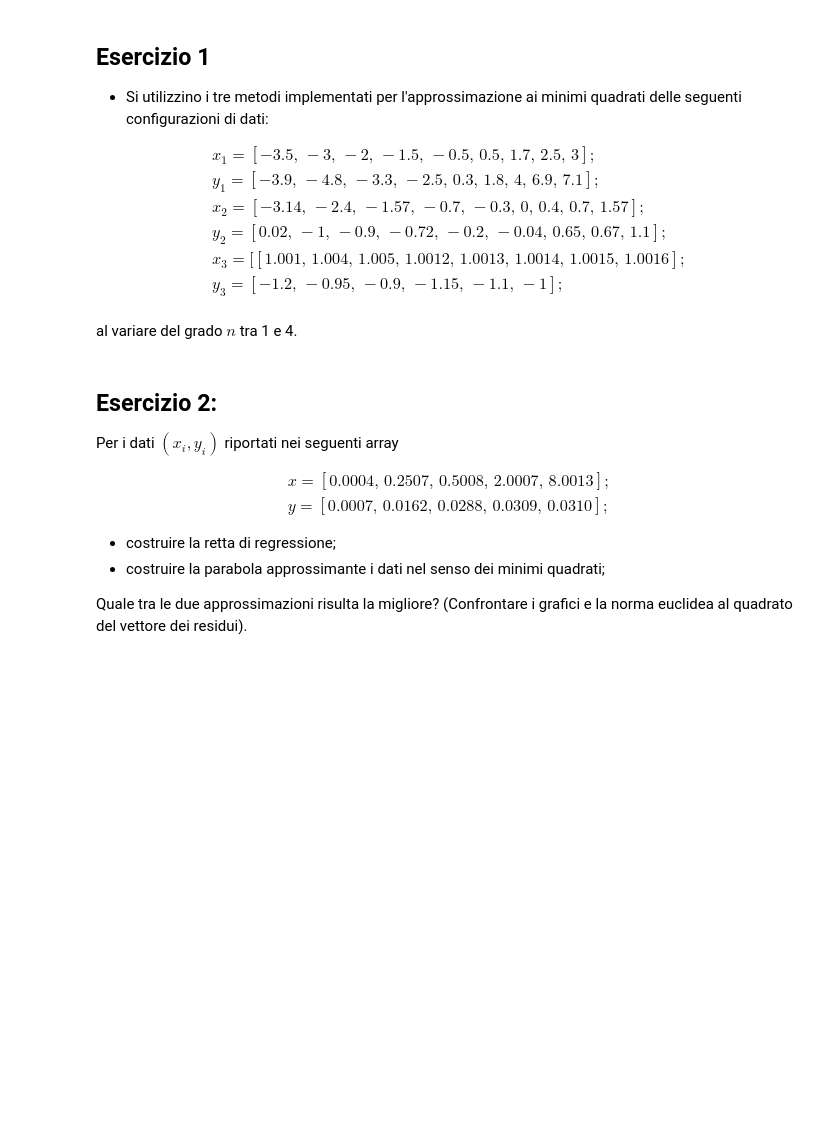
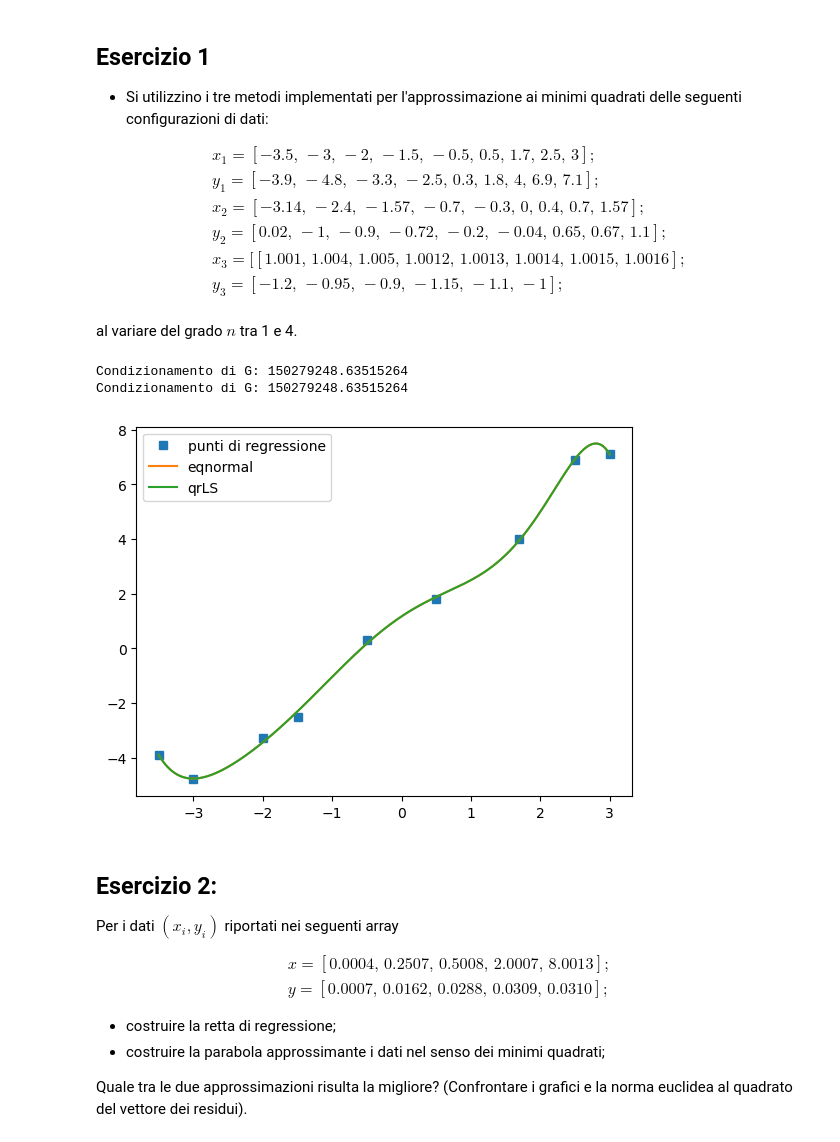
Before and after one commit to KeegTheBoi/metodi_numerici_es, a Jupyter notebook: Lecture 10/ESercitazione_10.ipynb, the cells around one changed output. Drawn from its saved outputs; the diff is of its cells as text; code cells hidden in the pictures; blank space fills up the shorter version.

```diff
--- a/Lecture 10/ESercitazione_10.ipynb
+++ b/Lecture 10/ESercitazione_10.ipynb
@@ -8,6 +21,12 @@ Implementare la function  **eqnorm(A,b)** che implementa il metodo delle equazio
 - il termine noto b di ordine m
 restituisce in output
 - la soluzione del sistema lineare
+# %%
+def eqnorm(A, b):
+    G = A.T @ A
+    print(f"Condizionamento di G: {lin.cond(G)}")
+    x = cholensky_solve(G, A.T @ b)
+    return x
 # %% [markdown]
 ### Codice QRLS
 Implementare la function  **qrLS(A,b)** che utilizza il metodo QR per la soluzione del sistema sovradeterminato Ax=b e che prende in input:
@@ -15,6 +34,12 @@ Implementare la function  **qrLS(A,b)** che utilizza il metodo QR per la soluzio
 - il termine noto b di ordine m
 restituisce in output
 - la soluzione del sistema lineare e la norma 2 al quadrato del residuo.
+# %%
+def qrLS(A, b):
+    G = A.T @ A
+    print(f"Condizionamento di G: {lin.cond(G)}")
+    x = QR_solve(G, A.T @ b)
+    return x
 # %% [markdown]
 ### Codice SVDLS
 Implementare la function  **svdLS(A,b)** che utilizza  il metodo SVD per la soluzione del sistema sovradeterminato Ax=b e che prende in input:
@@ -38,6 +63,26 @@ y_3 = [-1.2, \, -0.95, \, -0.9, \, -1.15, \, -1.1, \, -1] ;\\
 $$
 
 al variare del grado $n$ tra 1 e 4.
+# %%
+def plot_regression(x, y, A, methods):
+    xv = np.linspace(min(x), max(x), 200)
+    plt.plot(x, y, "s")
+    res = [plt.plot(xv, np.polyval(np.flip(meth(A, y)), xv)) for meth in methods.values()]
+    plt.legend(['punti di regressione'] + list(methods.keys()))
+    plt.show()
+# %%
+x = [-3.5, -3, -2, -1.5, -0.5 , 0.5, 1.7, 2.5, 3]
+y = [-3.9, -4.8, -3.3,  -2.5, 0.3, 1.8, 4, 6.9, 7.1]
+m = len(x)
+n = 7
+n1 = n + 1
+A = np.vander(x, increasing=True)[:,:n1]
+methods = {'eqnormal':eqnorm,'qrLS':qrLS}
+plot_regression(x, y, A, methods)
+# %% [output]
+Condizionamento di G: 150279248.63515264
+Condizionamento di G: 150279248.63515264
+[figure, added]
 # %% [markdown]
 ## Esercizio 2:
 Per i dati $(x_i, y_i)$ riportati nei seguenti array
```
Also changed, not shown: parts of 2 cells of this notebook, 6 other files.
